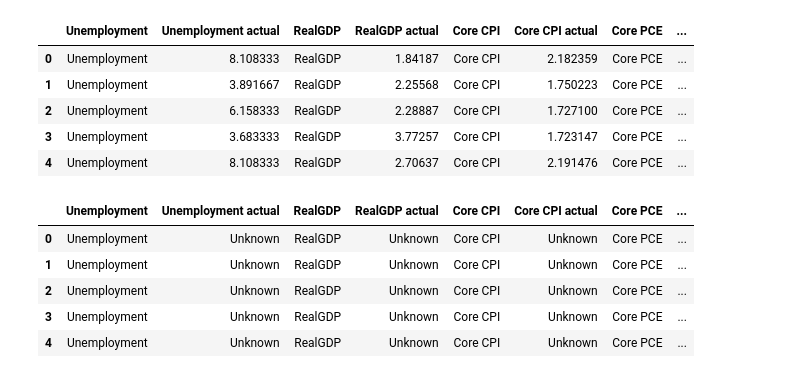
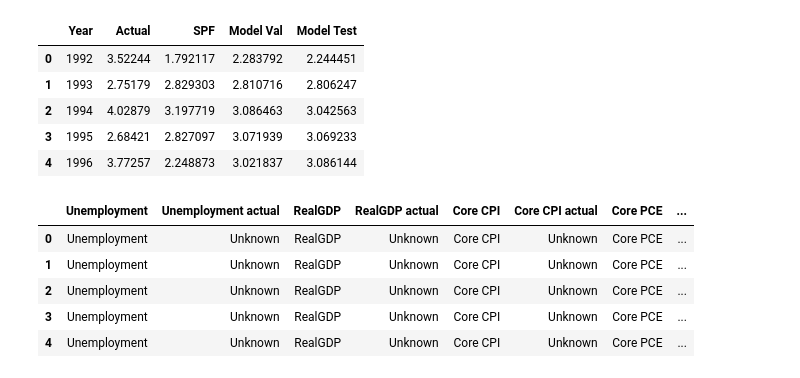
Before and after one commit to mbearw-berkeley/W210-Capstone, a Jupyter notebook: models/ensemble.ipynb, the cells around one changed output. Cells and saved outputs as stored; diff of their text form; code cells hidden in the pictures.

Commit message:
Update Ensemble

```diff
--- a/models/ensemble.ipynb
+++ b/models/ensemble.ipynb
@@ -13 +14,5 @@ df = pd.read_csv("../data/CleanData/Ensemble_inputs.csv")
+# %%
+#df = pd.read_csv("../data/CleanData/Ensemble_inputs.csv")
+df2 = pd.read_csv("/Users/Isaac/Downloads/model_preds.csv")
+df = pd.read_csv("/Users/Isaac/Downloads/train_preds.csv")
 # %%
@@ -17,12 +308,12 @@ dfp = pd.read_csv("../data/PredictionData/Ensemble_inputs_predict.csv")
 # %%
-dft.head()
+df.head()
 # %% [output]
-|  | Unemployment | Unemployment actual | RealGDP | RealGDP actual | Core CPI | Core CPI actual | Core PCE | ... |
-| 0 | Unemployment | 8.108333 | RealGDP | 1.84187 | Core CPI | 2.182359 | Core PCE | ... |
-| 1 | Unemployment | 3.891667 | RealGDP | 2.25568 | Core CPI | 1.750223 | Core PCE | ... |
-| 2 | Unemployment | 6.158333 | RealGDP | 2.28887 | Core CPI | 1.727100 | Core PCE | ... |
-| 3 | Unemployment | 3.683333 | RealGDP | 3.77257 | Core CPI | 1.723147 | Core PCE | ... |
-| 4 | Unemployment | 8.108333 | RealGDP | 2.70637 | Core CPI | 2.191476 | Core PCE | ... |
+|  | Year | Actual | SPF | Model Val | Model Test |
+| 0 | 1992 | 3.52244 | 1.792117 | 2.283792 | 2.244451 |
+| 1 | 1993 | 2.75179 | 2.829303 | 2.810716 | 2.806247 |
+| 2 | 1994 | 4.02879 | 3.197719 | 3.086463 | 3.042563 |
+| 3 | 1995 | 2.68421 | 2.827097 | 3.071939 | 3.069233 |
+| 4 | 1996 | 3.77257 | 2.248873 | 3.021837 | 3.086144 |
 # %%
 dfp.head()
 # %% [output]
```
Also changed, not shown: parts of 22 cells of this notebook, 2 other files.
